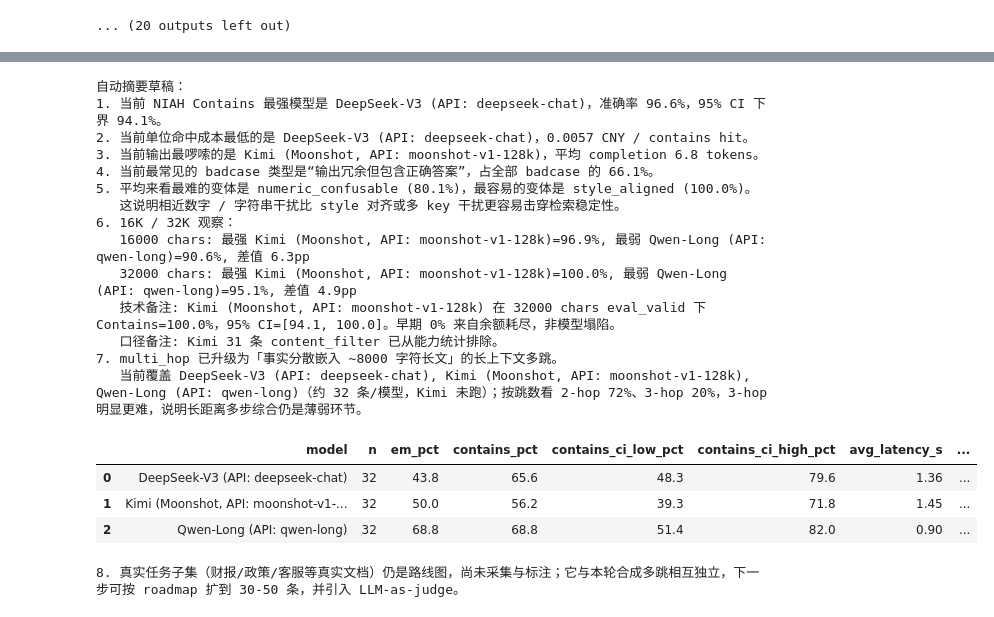
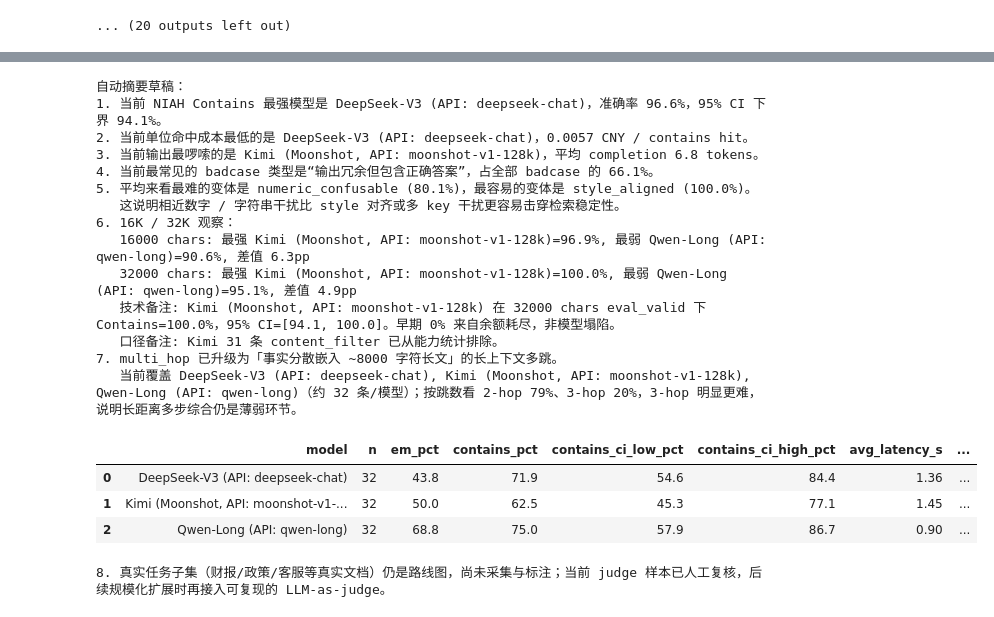
Before and after one commit to melody-ling-L/llm-long-context-eval-zh-V2, a Jupyter notebook: results/v2/report/04_report_v2.executed.ipynb, the cells around one changed output, grey strips where cells are left out. Cells and saved outputs as stored; diff of their text form; code cells hidden in the pictures.

```diff
--- a/results/v2/report/04_report_v2.executed.ipynb
+++ b/results/v2/report/04_report_v2.executed.ipynb
@@ -500,7 +500,9 @@ if scored_path.exists():
         mh_per_model = int(round(len(multihop_df) / max(len(mh_models), 1)))
         mh_hops_acc = (multihop_df.groupby('hops')['contains_score'].mean() * 100)
         mh_hops_n = multihop_df.groupby('hops').size()
-        n_judge = int((multihop_df['scoring_mode'] == 'judge').sum()) if 'scoring_mode' in multihop_df.columns else 0
+        judge_rows = multihop_df[multihop_df['scoring_mode'] == 'judge'] if 'scoring_mode' in multihop_df.columns else pd.DataFrame()
+        n_judge_samples = int(judge_rows['sample_id'].nunique()) if not judge_rows.empty else 0
+        n_judge_adjudicated = int((judge_rows['judge_status'] == 'adjudicated').sum()) if not judge_rows.empty and 'judge_status' in judge_rows.columns else 0
 
         print('multi_hop 汇总：')
         display(with_model_labels(multihop_summary))
@@ -540,8 +542,9 @@ if scored_path.exists():
             f'按跳数看：{hops_desc}；3-hop 明显更难。'
         )
         print(
-            f'口径说明：本轮多跳仅运行 {"、".join(format_model_name(m) for m in mh_models)}；'
-            f'其中约 {n_judge} 条为 judge 型开放式答案，目前用子串近似判分，应交由 LLM-as-judge 复核。'
+            f'口径说明：本轮多跳覆盖 {"、".join(format_model_name(m) for m in mh_models)}；'
+            f'{n_judge_samples} 个 judge 型样本共 {n_judge_adjudicated} 个模型回答已通过独立人工裁决表复核。'
+            'EM 保留严格字面口径，Contains 使用裁决结果。'
         )
 
     display(Markdown('## 8. 真实任务子集路线（待扩充）'))
@@ -615,7 +618,7 @@ if scored_path.exists():
         mh_models = sorted(multihop_df['model'].dropna().unique().tolist())
         mh_per_model = int(round(len(multihop_df) / max(len(mh_models), 1)))
         recommendations.append(
-            'multi-hop 已升级为嵌入长文版（约 %d 条/模型，当前覆盖 %s）。3-hop 显著难于 2-hop，下一步应：补齐 Kimi 多跳、扩充 3-hop 与跨领域样本、并引入 LLM-as-judge 对 judge 型开放答案判分。'
+            'multi-hop 已升级为嵌入长文版（约 %d 条/模型，当前覆盖 %s）。当前 judge 样本已人工复核；下一步应扩充 3-hop 与跨领域样本，并为新增开放答案接入可复现的 LLM-as-judge。'
             % (mh_per_model, '、'.join(format_model_name(m) for m in mh_models))
         )
 
@@ -766,36 +769,36 @@ if scored_path.exists() and not model_summary.empty:
         mh_per_model = int(round(len(multihop_df) / max(len(mh_models), 1)))
         mh_hops_acc = (multihop_df.groupby('hops')['contains_score'].mean() * 100)
         hops_desc = '、'.join(f'{int(h)}-hop {mh_hops_acc[h]:.0f}%' for h in sorted(mh_hops_acc.index))
         print('7. multi_hop 已升级为「事实分散嵌入 ~8000 字符长文」的长上下文多跳。')
         print(
             f'   当前覆盖 {", ".join(format_model_name(m) for m in mh_models)}（约 {mh_per_model} 条/模型）；'
             f'按跳数看 {hops_desc}，3-hop 明显更难，说明长距离多步综合仍是薄弱环节。'
         )
         display(with_model_labels(multihop_summary))
     else:
         print('7. multi_hop 结果尚未进入 scored_results.csv。')
 
     print(
         '8. 真实任务子集（财报/政策/客服等真实文档）仍是路线图，尚未采集与标注；'
-        '它与本轮合成多跳相互独立，下一步可按 roadmap 扩到 30-50 条，并引入 LLM-as-judge。'
+        '当前 judge 样本已人工复核，后续规模化扩展时再接入可复现的 LLM-as-judge。'
     )
 # %% [output]
 自动摘要草稿：
 1. 当前 NIAH Contains 最强模型是 DeepSeek-V3 (API: deepseek-chat)，准确率 96.6%，95% CI 下界 94.1%。
 2. 当前单位命中成本最低的是 DeepSeek-V3 (API: deepseek-chat)，0.0057 CNY / contains hit。
 3. 当前输出最啰嗦的是 Kimi (Moonshot, API: moonshot-v1-128k)，平均 completion 6.8 tokens。
 4. 当前最常见的 badcase 类型是“输出冗余但包含正确答案”，占全部 badcase 的 66.1%。
 5. 平均来看最难的变体是 numeric_confusable (80.1%)，最容易的变体是 style_aligned (100.0%)。
    这说明相近数字 / 字符串干扰比 style 对齐或多 key 干扰更容易击穿检索稳定性。
 6. 16K / 32K 观察：
    16000 chars: 最强 Kimi (Moonshot, API: moonshot-v1-128k)=96.9%, 最弱 Qwen-Long (API: qwen-long)=90.6%, 差值 6.3pp
    32000 chars: 最强 Kimi (Moonshot, API: moonshot-v1-128k)=100.0%, 最弱 Qwen-Long (API: qwen-long)=95.1%, 差值 4.9pp
    技术备注: Kimi (Moonshot, API: moonshot-v1-128k) 在 32000 chars eval_valid 下 Contains=100.0%，95% CI=[94.1, 100.0]。早期 0% 来自余额耗尽，非模型塌陷。
    口径备注: Kimi 31 条 content_filter 已从能力统计排除。
 7. multi_hop 已升级为「事实分散嵌入 ~8000 字符长文」的长上下文多跳。
-   当前覆盖 DeepSeek-V3 (API: deepseek-chat), Kimi (Moonshot, API: moonshot-v1-128k), Qwen-Long (API: qwen-long)（约 32 条/模型，Kimi 未跑）；按跳数看 2-hop 72%、3-hop 20%，3-hop 明显更难，说明长距离多步综合仍是薄弱环节。
+   当前覆盖 DeepSeek-V3 (API: deepseek-chat), Kimi (Moonshot, API: moonshot-v1-128k), Qwen-Long (API: qwen-long)（约 32 条/模型）；按跳数看 2-hop 79%、3-hop 20%，3-hop 明显更难，说明长距离多步综合仍是薄弱环节。
 |  | model | n | em_pct | contains_pct | contains_ci_low_pct | contains_ci_high_pct | avg_latency_s | ... |
-| 0 | DeepSeek-V3 (API: deepseek-chat) | 32 | 43.8 | 65.6 | 48.3 | 79.6 | 1.36 | ... |
-| 1 | Kimi (Moonshot, API: moonshot-v1-... | 32 | 50.0 | 56.2 | 39.3 | 71.8 | 1.45 | ... |
-| 2 | Qwen-Long (API: qwen-long) | 32 | 68.8 | 68.8 | 51.4 | 82.0 | 0.90 | ... |
+| 0 | DeepSeek-V3 (API: deepseek-chat) | 32 | 43.8 | 71.9 | 54.6 | 84.4 | 1.36 | ... |
+| 1 | Kimi (Moonshot, API: moonshot-v1-... | 32 | 50.0 | 62.5 | 45.3 | 77.1 | 1.45 | ... |
+| 2 | Qwen-Long (API: qwen-long) | 32 | 68.8 | 75.0 | 57.9 | 86.7 | 0.90 | ... |
-8. 真实任务子集（财报/政策/客服等真实文档）仍是路线图，尚未采集与标注；它与本轮合成多跳相互独立，下一步可按 roadmap 扩到 30-50 条，并引入 LLM-as-judge。
+8. 真实任务子集（财报/政策/客服等真实文档）仍是路线图，尚未采集与标注；当前 judge 样本已人工复核，后续规模化扩展时再接入可复现的 LLM-as-judge。
```
Also changed, not shown: parts of 4 cells of this notebook, 23 other files.
